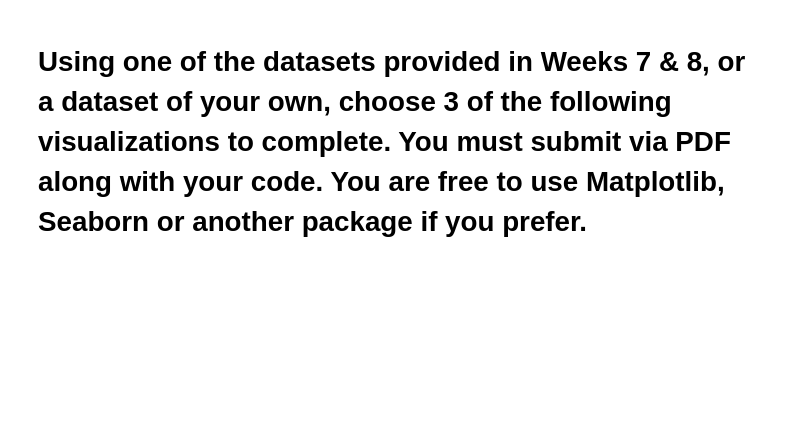
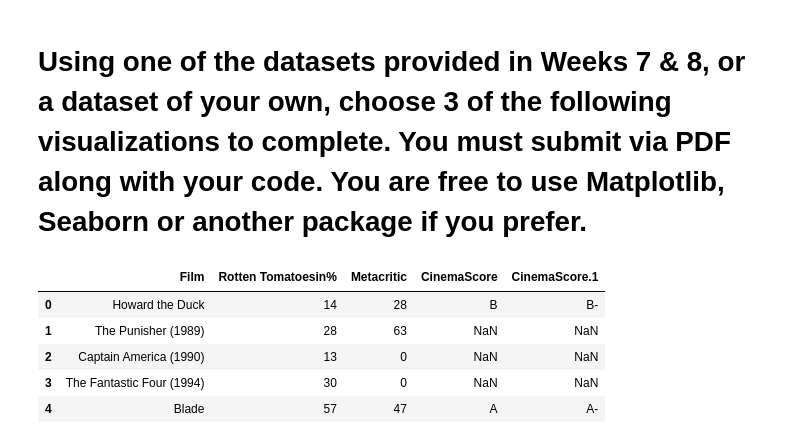
Before and after one commit to Theranmeadows97/dsc540datapreparation, a Jupyter notebook: week9&10/week9&10.ipynb, the cells around one changed output. Cells and saved outputs as stored; diff of their text form; code cells hidden in the pictures; blank space fills up the shorter version.

```diff
--- a/week9&10/week9&10.ipynb
+++ b/week9&10/week9&10.ipynb
@@ -324,3 +315,13 @@ print(joke)
 # %%
 import pandas as pd
 import matplotlib.pyplot as plt
+# %%
+marvel_movie_df = pd.read_csv('/Users/theranmeadows/Desktop/dsc540datapreparation/week9&10/marvel_reviews_clean.csv')
+marvel_movie_df.head()
+# %% [output]
+|  | Film | Rotten Tomatoesin% | Metacritic | CinemaScore | CinemaScore.1 |
+| 0 | Howard the Duck | 14 | 28 | B | B- |
+| 1 | The Punisher (1989) | 28 | 63 | NaN | NaN |
+| 2 | Captain America (1990) | 13 | 0 | NaN | NaN |
+| 3 | The Fantastic Four (1994) | 30 | 0 | NaN | NaN |
+| 4 | Blade | 57 | 47 | A | A- |
```
Also changed, not shown: parts of 11 cells of this notebook, 2 other files.
